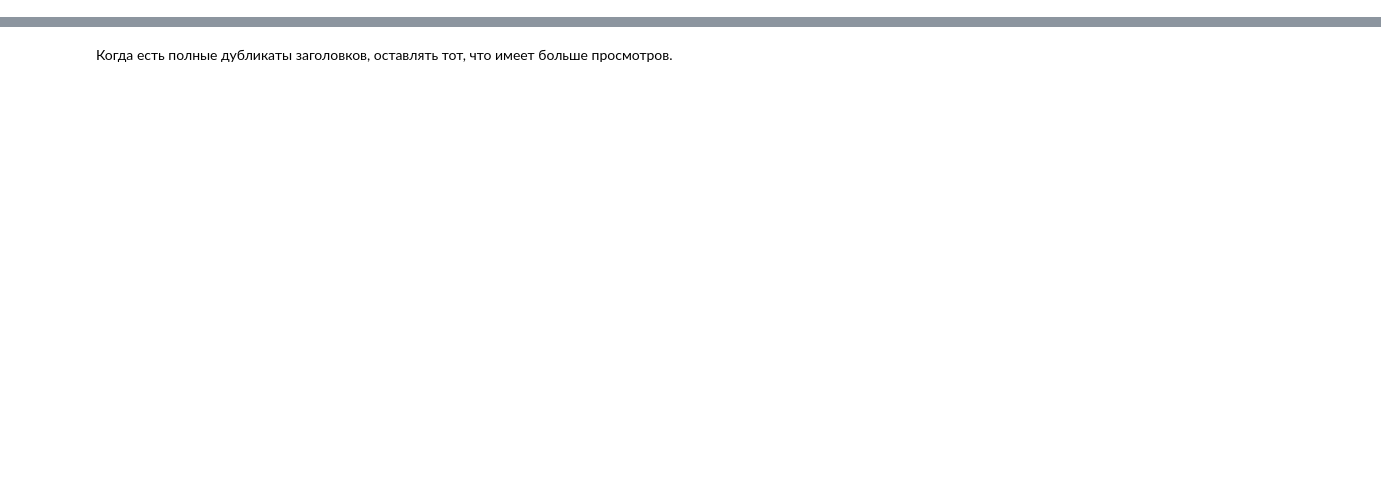
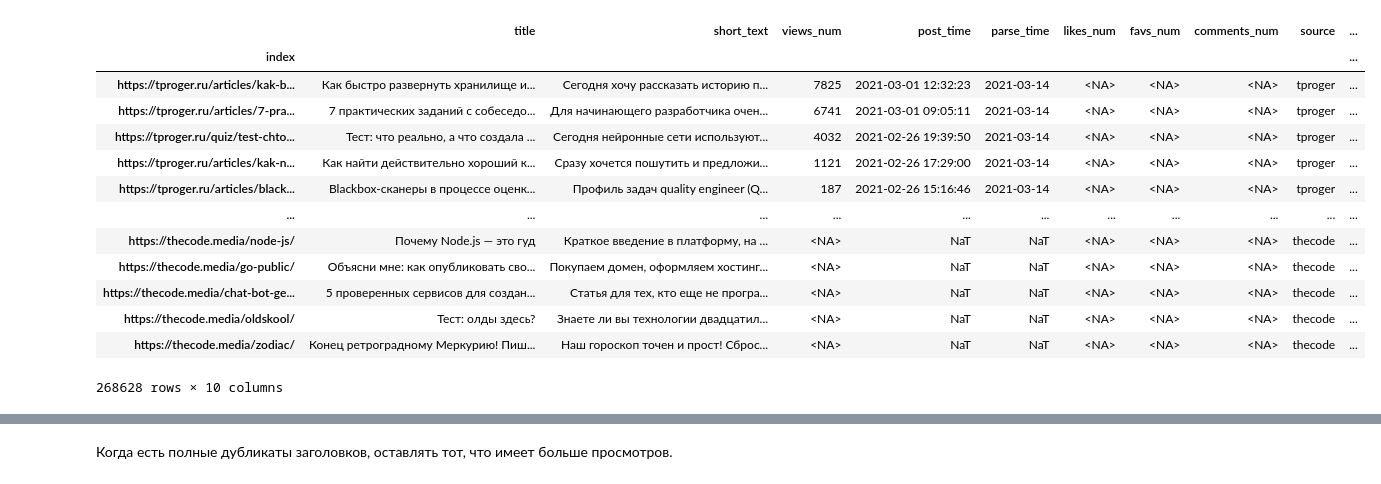
Before and after one commit to matyushkin/title, a Jupyter notebook: model/preparation.ipynb, the cells around one changed output, grey strips where cells are left out. Cells and saved outputs as stored; diff of their text form; code cells hidden in the pictures; blank space fills up the shorter version.

```diff
--- a/model/preparation.ipynb
+++ b/model/preparation.ipynb
@@ -121,0 +26,64 @@ Wall time: 389 ms
+# %%
+def read_df(filename = 'it_articles_ru'):
+    """Read total dataframe with information about all sources"""
+    df = pd.read_feather(f'{DATASETS_PATH}/{filename}.feather').set_index('index')
+
+    # convinient order of columns
+    df = df[['title', 'short_text', 'views_num',
+             'post_time', 'parse_time',
+             'likes_num', 'favs_num', 'comments_num',
+             'source', 'filename']]
+
+    # timing cols
+    for col in ('post_time', 'parse_time'):
+        df[col] = pd.to_datetime(df[col])
+
+    # drop dupicates, keep last of all duplicate rows
+    df = df.loc[~df.index.duplicated(keep='last')]
+
+    # drop non-public articles
+    df = df.drop(df[df.views_num == 0.0].index)
+
+    return df
+
+
+def write_df(df, filename = 'it_articles_ru'):
+    """Write total dataframe with information about all sources"""
+    # feather format doesn't work with str indices
+    df = df.reset_index()
+
+    for col in ('post_time', 'parse_time'):
+        df[col] = pd.to_datetime(df[col])
+
+    # for space economy let's convert types
+    df.views_num = df.views_num.astype('Int32')
+    for col in ('likes_num', 'favs_num', 'comments_num'):
+        df[col] = df[col].astype('Int16')
+
+    # zstd compression is best for our str content
+    df.to_feather(f'{DATASETS_PATH}/{filename}.feather',
+                  compression='zstd')
+
+    # convert time to simple iso format strings
+    df.post_time = df.post_time.apply(lambda x: x.isoformat().replace('+03:00', ''))
+    df.parse_time = df.parse_time.apply(lambda x: x.date().isoformat())
+
+    print('Main datafame is saved.')
+
+df = read_df()
+df
+# %% [output]
+|  | title | short_text | views_num | post_time | parse_time | likes_num | favs_num | comments_num | source | ... |
+| index |  |  |  |  |  |  |  |  |  | ... |
+| https://tproger.ru/articles/kak-b... | Как быстро развернуть хранилище и... | Сегодня хочу рассказать историю п... | 7825 | 2021-03-01 12:32:23 | 2021-03-14 | <NA> | <NA> | <NA> | tproger | ... |
+| https://tproger.ru/articles/7-pra... | 7 практических заданий с собеседо... | Для начинающего разработчика очен... | 6741 | 2021-03-01 09:05:11 | 2021-03-14 | <NA> | <NA> | <NA> | tproger | ... |
+| https://tproger.ru/quiz/test-chto... | Тест: что реально, а что создала ... | Сегодня нейронные сети используют... | 4032 | 2021-02-26 19:39:50 | 2021-03-14 | <NA> | <NA> | <NA> | tproger | ... |
+| https://tproger.ru/articles/kak-n... | Как найти действительно хороший к... | Сразу хочется пошутить и предложи... | 1121 | 2021-02-26 17:29:00 | 2021-03-14 | <NA> | <NA> | <NA> | tproger | ... |
+| https://tproger.ru/articles/black... | Blackbox-сканеры в процессе оценк... | Профиль задач quality engineer (Q... | 187 | 2021-02-26 15:16:46 | 2021-03-14 | <NA> | <NA> | <NA> | tproger | ... |
+| ... | ... | ... | ... | ... | ... | ... | ... | ... | ... | ... |
+| https://thecode.media/node-js/ | Почему Node.js — это гуд | Краткое введение в платформу, на ... | <NA> | NaT | NaT | <NA> | <NA> | <NA> | thecode | ... |
+| https://thecode.media/go-public/ | Объясни мне: как опубликовать сво... | Покупаем домен, оформляем хостинг... | <NA> | NaT | NaT | <NA> | <NA> | <NA> | thecode | ... |
+| https://thecode.media/chat-bot-ge... | 5 проверенных сервисов для создан... | Статья для тех, кто еще не програ... | <NA> | NaT | NaT | <NA> | <NA> | <NA> | thecode | ... |
+| https://thecode.media/oldskool/ | Тест: олды здесь? | Знаете ли вы технологии двадцатил... | <NA> | NaT | NaT | <NA> | <NA> | <NA> | thecode | ... |
+| https://thecode.media/zodiac/ | Конец ретроградному Меркурию! Пиш... | Наш гороскоп точен и прост! Сброс... | <NA> | NaT | NaT | <NA> | <NA> | <NA> | thecode | ... |
+268628 rows × 10 columns
```
Also changed, not shown: parts of 36 cells of this notebook, 1 other file.
